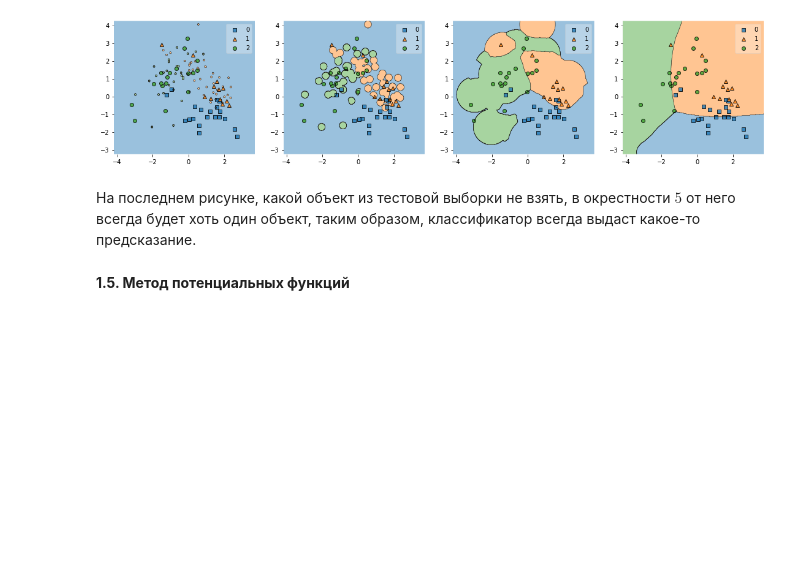
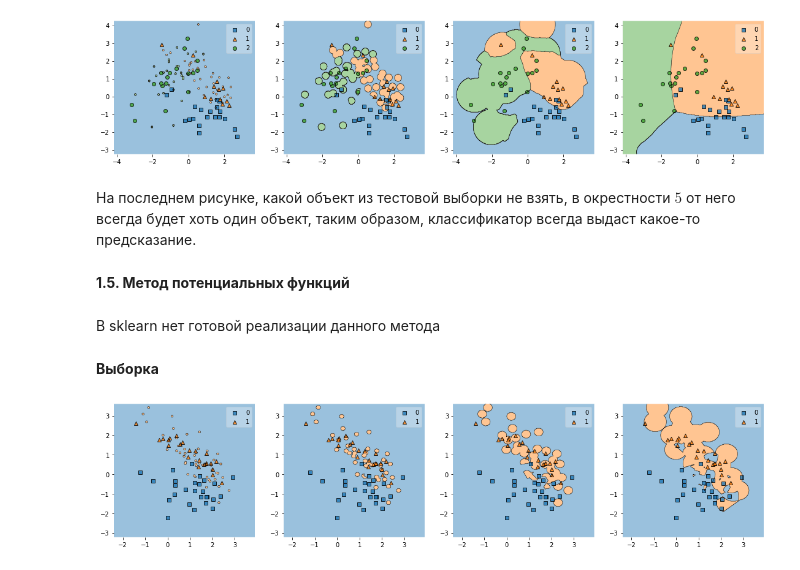
Before and after one commit to vederko-p/ml-first-steps, a Jupyter notebook: seminars/sem 4. Метрические методы классификации и регрессии/sem4.ipynb, the cells around one changed output. Drawn from its saved outputs; the diff is of its cells as text; code cells hidden in the pictures; blank space fills up the shorter version.

Commit message:
метод потенциальных функций

```diff
--- a/seminars/sem 4. Метрические методы классификации и регрессии/sem4.ipynb
+++ b/seminars/sem 4. Метрические методы классификации и регрессии/sem4.ipynb
@@ -221,3 +221,17 @@ plt.show()
 На последнем рисунке, какой объект из тестовой выборки не взять, в окрестности $5$ от него всегда будет хоть один объект, таким образом, классификатор всегда выдаст какое-то предсказание.
 # %% [markdown]
 **1.5. Метод потенциальных функций**
+# %% [markdown]
+В sklearn нет готовой реализации данного метода
+# %% [markdown]
+**Выборка**
+# %%
+X, Y = make_classification(n_samples=150, n_features=2,
+                           n_informative=2, n_classes=2,
+                           n_redundant=0,
+                           n_clusters_per_class=1,
+                           random_state=0)
+
+X_train, X_test, Y_train, Y_test = train_test_split(X, Y,
+                                                    test_size=50,
+                                                    random_state=0)
@@ -223,0 +275,17 @@ plt.show()
+# %%
+def K(distance, h=0.05):
+    ret = np.array(distance)/h
+    return (1 - ret**2) * (np.abs(ret) <= 1)
+# %%
+fig, gs = plt.figure(figsize=(19,4)), gridspec.GridSpec(1, 4)
+
+ax = []
+for i,h in enumerate([0.05, 0.1, 0.2, 0.5]):
+    model = PFM(kernel=lambda x: K(x, h=h))
+    model.fit(X_train, Y_train)
+    ax.append(fig.add_subplot(gs[i]))
+    plot_decision_regions(X_test, Y_test, model, ax=ax[i])
+
+plt.show()
+# %% [output]
+[figure, added]
```
Also changed, not shown: parts of 3 cells of this notebook.
